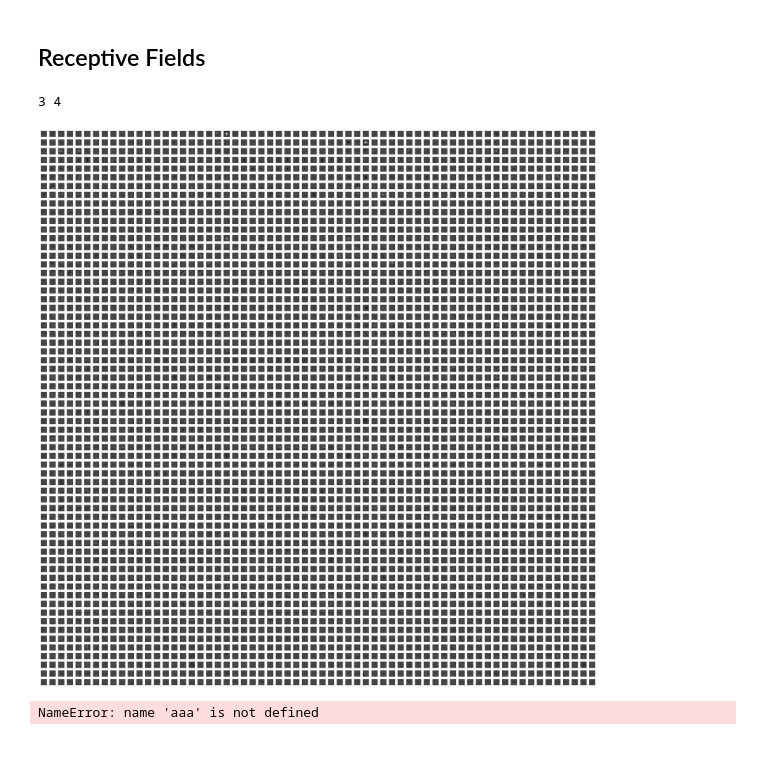
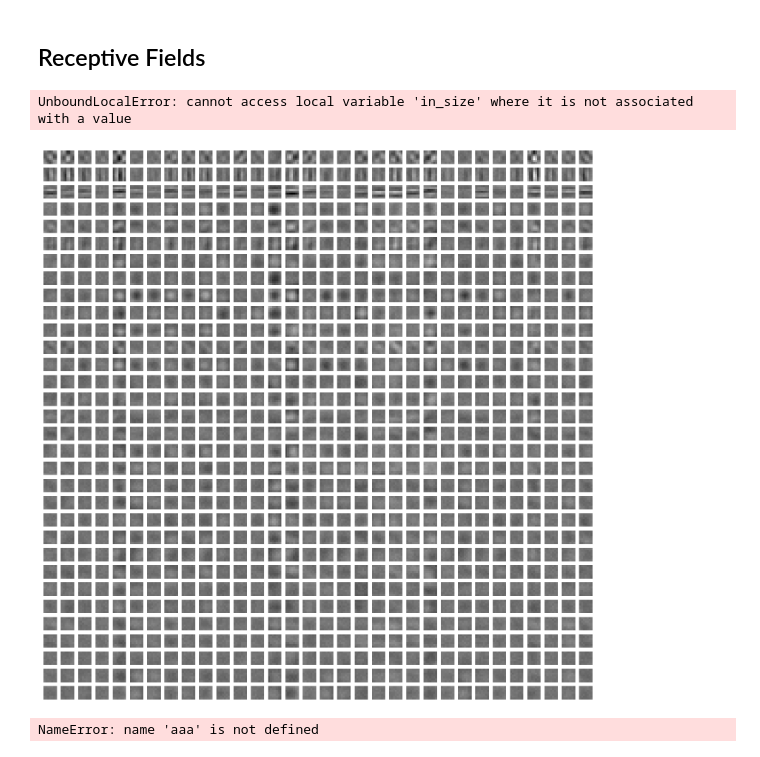
Before and after one commit to fabioseel/receptive-fields, a Jupyter notebook: src/evaluation.ipynb, the cells around one changed output. Drawn from its saved outputs; the diff is of its cells as text; code cells hidden in the pictures.

```diff
--- a/src/evaluation.ipynb
+++ b/src/evaluation.ipynb
@@ -44,16 +26,16 @@ alex = alexnet(AlexNet_Weights.DEFAULT)
 # %%
-model_path = "../models/areadne_submission/pool_large"
+model_path = os.path.join(receptive_fields.__path__[0], "../models/incnet/kanconv_2_2_2_1_ks7")
 model, train_data= open_experiment(model_path)
 train_loader = DataLoader(train_data, batch_size=10, shuffle=False)
 
 in_channels = model.in_channels
-img_size = model.img_size
+img_size = (160,160)#model.img_size
 
 # model_conf = model.config['config']
 # model_conf['padding']=100
 # model=SimpleCNN(**model_conf)
 
-model = alex.features.to(device)#model.get_sequential()[:-6].to(device)
+model = model.get_sequential()[:-9].to(device)
 summary(model, (1,in_channels,*img_size[::-1]))
 # %% [output]
 Files already downloaded and verified
@@ -110,41 +94,53 @@ for ax, im in zip(axes[1], rescaleZeroOne(processed)):
 # %% [markdown]
 ## Receptive Fields
+# %%
+%matplotlib inline
+
+def layer_index(layer, inc_nonlinear=False, pool=True, after=True):
+    layer=layer-1
+    if pool:
+        l = after+3*layer
+    else:
+        l = after+2*layer
+    return l + inc_nonlinear
+
+layer=2
+post_layer_index = layer_index(layer)
+plots_per_row=16
+max_plots=32
+
+eff_rfs = effective_receptive_field(model[:post_layer_index], n_batch=1, fill_value=0.0, device=device) # model[0].weight.detach().cpu()# TODO: High prio: fix bug in rf size estimation! padding? dilation, stride?
+# order = torch.argsort(model[6].weight.sum(axis=(0,2,3)), descending=True).cpu()
+sort = eff_rfs.abs().max(dim=3)[0].max(dim=2)[0].max(dim=1)[0]
+# sort = eff_rfs.abs().sum(axis=(1,2,3))
+order = torch.argsort(sort, descending=True)
+eff_rfs = eff_rfs[order]
+plt.figure(figsize=(5,5))
+multiplot(eff_rfs, color=True, individ_rescale=False, plots_per_row=plots_per_row, max_plots=max_plots)
+plt.show()
+# %% [output]
+UnboundLocalError: cannot access local variable 'in_size' where it is not associated with a value
 # %%
 %matplotlib inline
+pre_layer_index = layer_index(layer, after=False)
 
-def layer_index(layer, inc_nonlinear=False, pool=True, after=True):
-    layer=layer-1
-    if pool:
-        l = after+3*layer
-    else:
-        l = after+2*layer
-    return l + inc_nonlinear
-
-single_layer=2
-
-layer_a = layer_index(single_layer, after=False)
-layer_b = layer_index(single_layer)
-print(layer_a, layer_b)
-max_rfs=64
-max_channels=32
-
-eff_rfs = effective_receptive_field(model[layer_a:layer_b], n_batch=1, fill_value=0.0, device=device) # model[0].weight.detach().cpu()# TODO: High prio: fix bug in rf size estimation! padding? dilation, stride?
+eff_rfs = effective_receptive_field(model[pre_layer_index:post_layer_index], n_batch=1, fill_value=0.0, device=device) # model[0].weight.detach().cpu()# TODO: High prio: fix bug in rf size estimation! padding? dilation, stride?
 plots_per_row = eff_rfs.shape[1]
 max_plots = eff_rfs.shape[0]*eff_rfs.shape[1]
 # order = torch.argsort(model[6].weight.sum(axis=(0,2,3)), descending=True).cpu()
 sort = eff_rfs.abs().max(dim=3)[0].max(dim=2)[0].max(dim=1)[0]
 # sort = eff_rfs.abs().sum(axis=(1,2,3))
 order = torch.argsort(sort, descending=True)
-eff_rfs = eff_rfs[order[:max_rfs], :max_channels]
+eff_rfs = eff_rfs[order]
+
 eff_rfs = rescaleZeroOne(eff_rfs)
 eff_rfs = transforms.Pad(1, fill=1)(eff_rfs)
-plt.figure(figsize=(50,50))
+plt.figure(figsize=(20,20))
 plt.imshow(eff_rfs.movedim(1,2).flatten(start_dim=2,end_dim=3).flatten(0,1), cmap="gray")
 plt.axis("off")
 plt.show()
 # %% [output]
-3 4
-[figure, old version]
+[figure, new version]
 # %%
 aaa
 # %% [output]
```
Also changed, not shown: parts of 12 cells of this notebook, 2 other files.
